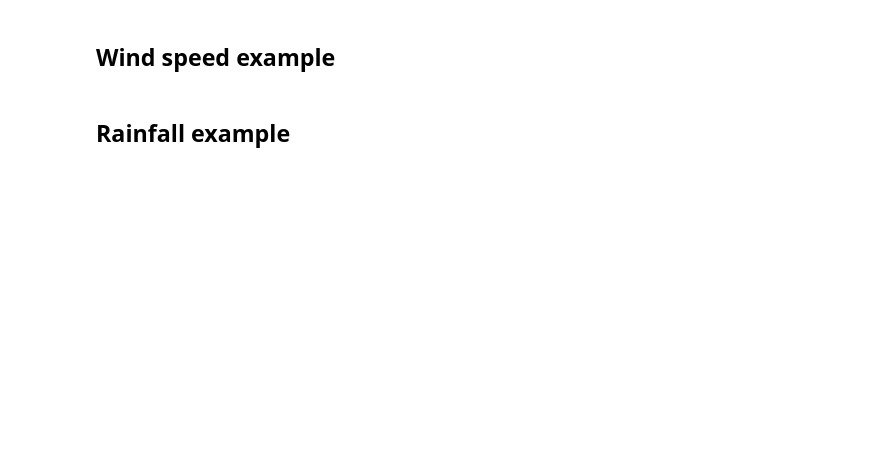
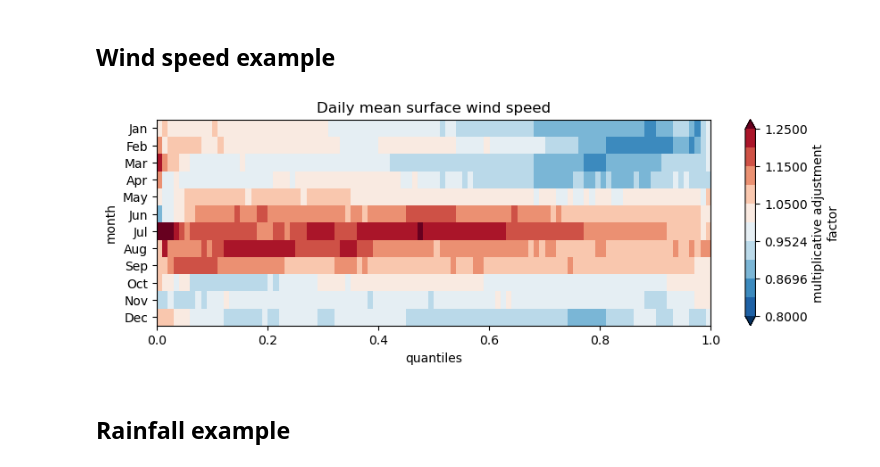
Before and after one commit to AusClimateService/qq-workflows, a Jupyter notebook: qdc-cmip6/tech-report/adjustment_factors.ipynb, the cells around one changed output. Cells and saved outputs as stored; diff of their text form; code cells hidden in the pictures; blank space fills up the shorter version.

Commit message:
Produce GWL and af images

```diff
--- a/qdc-cmip6/tech-report/adjustment_factors.ipynb
+++ b/qdc-cmip6/tech-report/adjustment_factors.ipynb
@@ -32,22 +36,33 @@ ds_adjust = xr.open_dataset(adjustment_file)
 lat, lon = city_lat_lon['Hobart']
 point_selection = {'lat': lat, 'lon': lon}
 da_af_point = ds_adjust['af'].sel(point_selection, method='nearest').compute()
+# %%
+da_af_point.attrs['long_name'] = 'multiplicative adjustment factor'
 # %%
-fig = plt.figure(figsize=[10, 10])
+fig = plt.figure(figsize=[10, 3])
 ax = fig.add_subplot(111)
 
 da_af_point.transpose('month', 'quantiles').plot.imshow(
     ax=ax,
     cmap='RdBu_r',
     extend='both',
-    vmin=-1.5,
-    vmax=1.5
+    levels=[1/1.25, 1/1.2, 1/1.15, 1/1.1, 1/1.05, 1, 1.05, 1.1, 1.15, 1.2, 1.25]
 )
 yticks = np.arange(1,13)
 ytick_labels = [calendar.month_abbr[i] for i in yticks]
 ax.set_yticks(yticks, ytick_labels)
 ax.invert_yaxis()
-ax.set_title(title)
+ax.set_title('Daily mean surface wind speed')
+
+plt.savefig(
+    'sfcWind-qdc-multiplicative-monthly-q100-adjustment-factors_ACCESS-CM2_ssp370_r4i1p1f1_Hobart_2070-2099_wrt_1985-2014.png',
+    bbox_inches='tight',
+    facecolor='white',
+    dpi=300
+)
+plt.show()
+# %% [output]
+[figure, added]
 # %% [markdown]
 ## Rainfall example
 # %%
```
Also changed, not shown: parts of 17 cells of this notebook, 1 other file.
